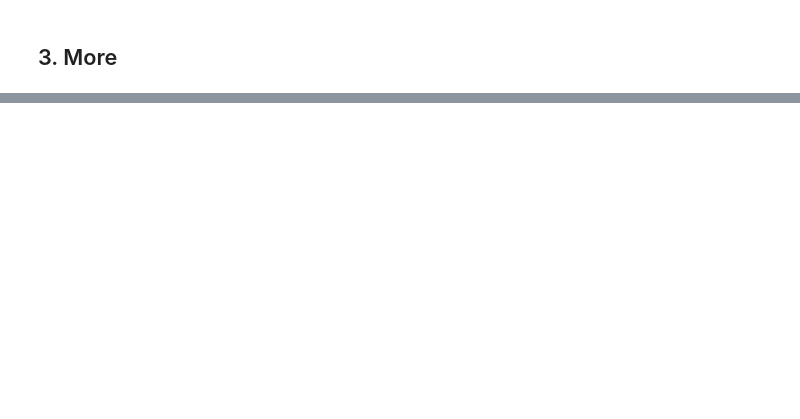
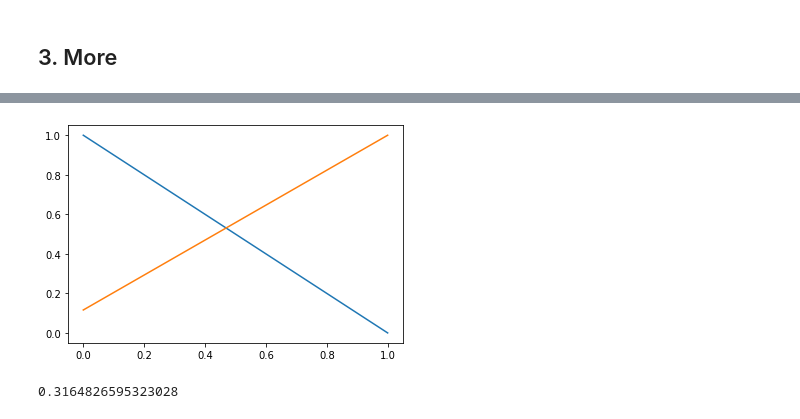
Before and after one commit to xinyuyao22/Topics-Extraction-Hotel-Reviews, a Jupyter notebook: NLP_final_project.ipynb, the cells around one changed output, grey strips where cells are left out. Drawn from its saved outputs; the diff is of its cells as text; code cells hidden in the pictures; blank space fills up the shorter version.

```diff
--- a/NLP_final_project.ipynb
+++ b/NLP_final_project.ipynb
@@ -225,0 +444,17 @@ Carmel False
+# %%
+from sklearn.metrics import confusion_matrix
+precision_list = []
+threshold_list = []
+for threshold in np.linspace(0,1,100):
+    average_p = average_precision_score(y_test, (X_test['neg']>threshold))
+    precision_list.append(average_p)
+    threshold_list.append(threshold)
+
+p, r, _ = precision_recall_curve(y_test,(X_test['neg']>np.argmax(precision_list)))
+plt.plot(r)
+plt.plot(p)
+plt.show()
+print(max(precision_list))
+# %% [output]
+[figure, added]
+0.3164826595323028
```
Also changed, not shown: parts of 37 cells of this notebook.
